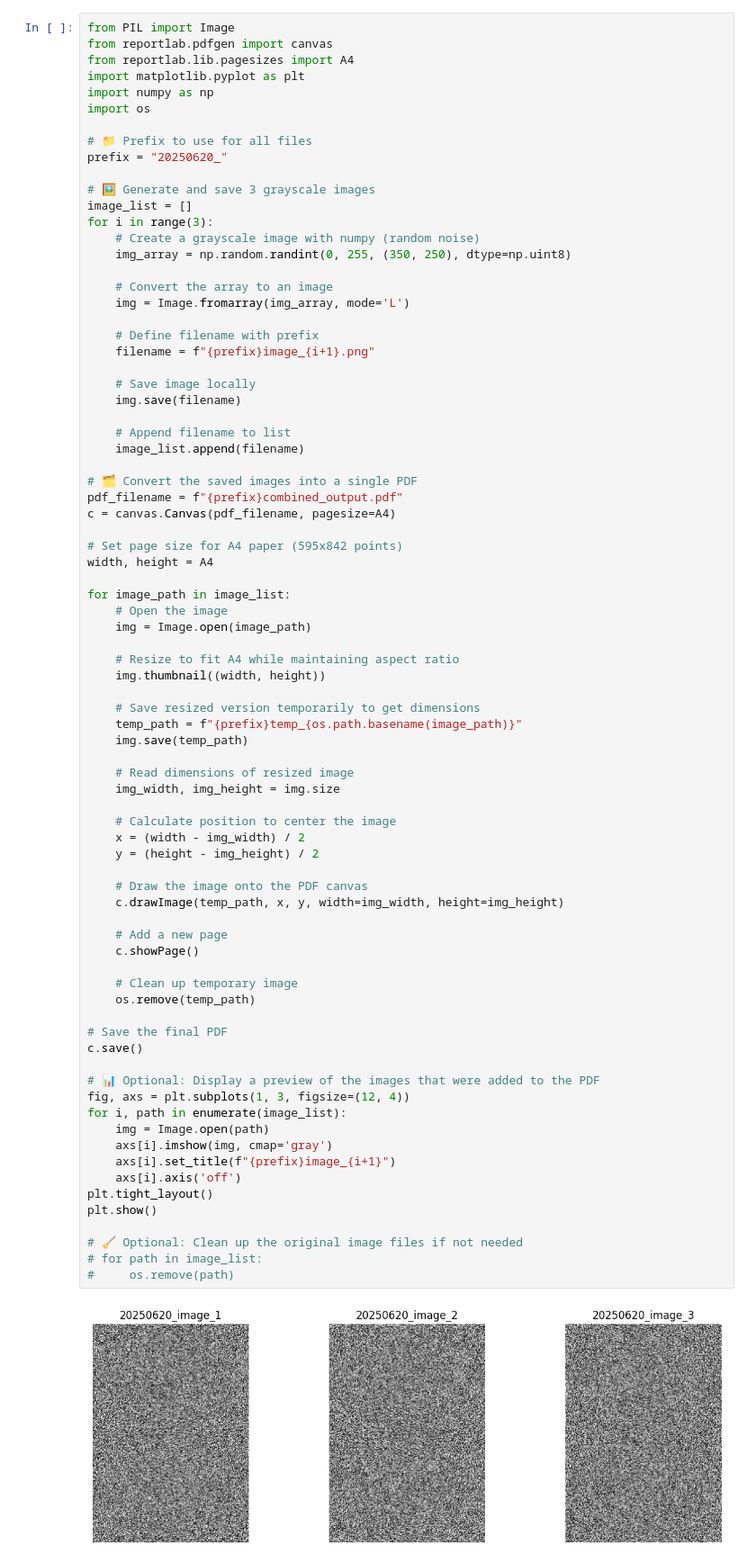
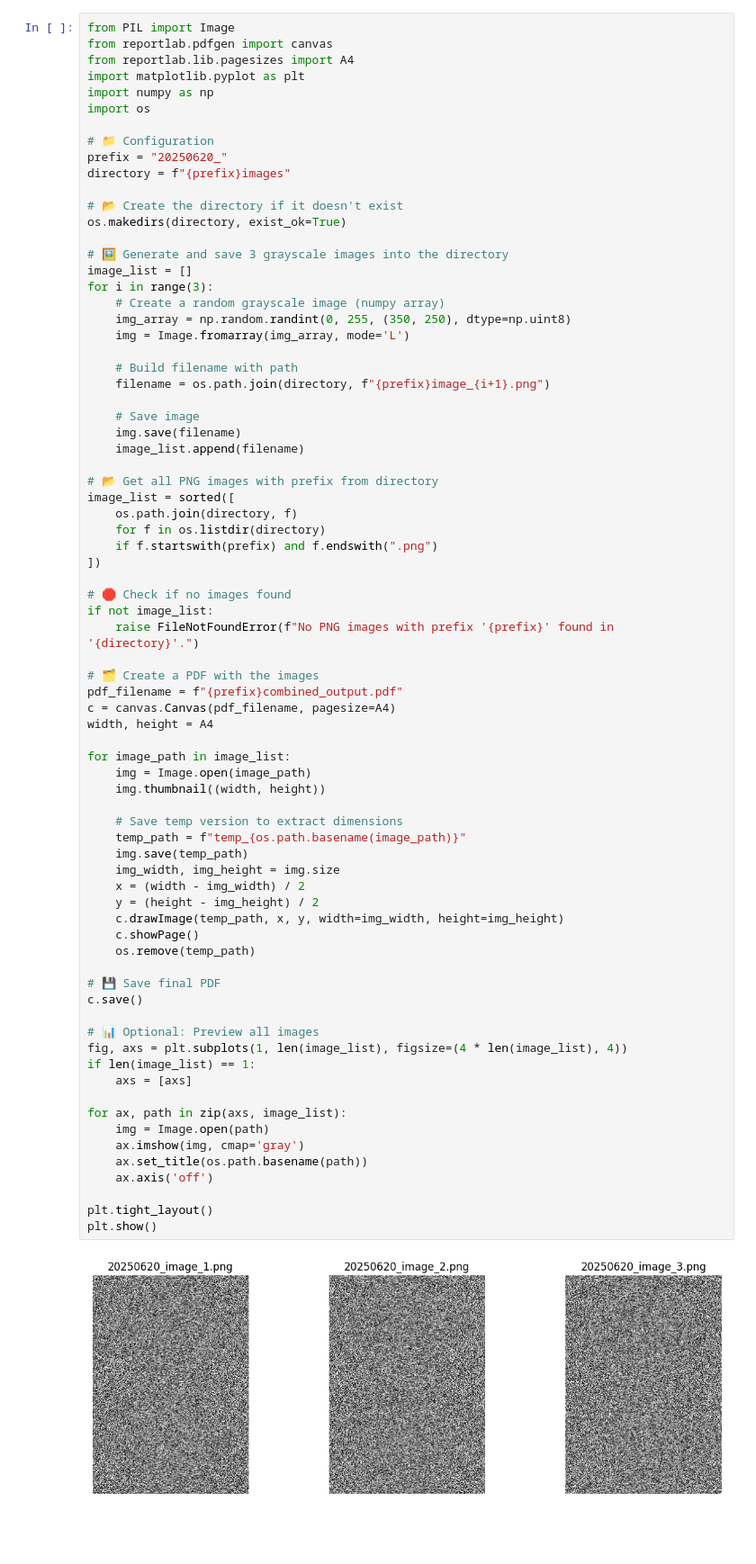
Before and after one commit to jcombari/AI-For-Unstructured-Data, a Jupyter notebook: PDF Power Hacks/202500619_Scan Multiple Images into One PDF.ipynb, the cells around one changed output. Shown at 90% size. Cells and saved outputs as stored; diff of their text form; blank space fills up the shorter version.

Commit message:
20250619_Scan Multiple Images into One PDF

```diff
--- a/PDF Power Hacks/202500619_Scan Multiple Images into One PDF.ipynb
+++ b/PDF Power Hacks/202500619_Scan Multiple Images into One PDF.ipynb
@@ -6,76 +6,72 @@ import matplotlib.pyplot as plt
 import numpy as np
 import os
 
-# 📁 Prefix to use for all files
+# 📁 Configuration
 prefix = "20250620_"
+directory = f"{prefix}images"
 
-# 🖼️ Generate and save 3 grayscale images
+# 📂 Create the directory if it doesn't exist
+os.makedirs(directory, exist_ok=True)
+
+# 🖼️ Generate and save 3 grayscale images into the directory
 image_list = []
 for i in range(3):
-    # Create a grayscale image with numpy (random noise)
+    # Create a random grayscale image (numpy array)
     img_array = np.random.randint(0, 255, (350, 250), dtype=np.uint8)
-
-    # Convert the array to an image
     img = Image.fromarray(img_array, mode='L')
 
-    # Define filename with prefix
-    filename = f"{prefix}image_{i+1}.png"
+    # Build filename with path
+    filename = os.path.join(directory, f"{prefix}image_{i+1}.png")
 
-    # Save image locally
+    # Save image
     img.save(filename)
-
-    # Append filename to list
     image_list.append(filename)
 
-# 🗂️ Convert the saved images into a single PDF
+# 📂 Get all PNG images with prefix from directory
+image_list = sorted([
+    os.path.join(directory, f)
+    for f in os.listdir(directory)
+    if f.startswith(prefix) and f.endswith(".png")
+])
+
+# 🛑 Check if no images found
+if not image_list:
+    raise FileNotFoundError(f"No PNG images with prefix '{prefix}' found in '{directory}'.")
+
+# 🗂️ Create a PDF with the images
 pdf_filename = f"{prefix}combined_output.pdf"
 c = canvas.Canvas(pdf_filename, pagesize=A4)
-
-# Set page size for A4 paper (595x842 points)
 width, height = A4
 
 for image_path in image_list:
-    # Open the image
     img = Image.open(image_path)
-
-    # Resize to fit A4 while maintaining aspect ratio
     img.thumbnail((width, height))
 
-    # Save resized version temporarily to get dimensions
-    temp_path = f"{prefix}temp_{os.path.basename(image_path)}"
+    # Save temp version to extract dimensions
+    temp_path = f"temp_{os.path.basename(image_path)}"
     img.save(temp_path)
-
-    # Read dimensions of resized image
     img_width, img_height = img.size
-
-    # Calculate position to center the image
     x = (width - img_width) / 2
     y = (height - img_height) / 2
-
-    # Draw the image onto the PDF canvas
     c.drawImage(temp_path, x, y, width=img_width, height=img_height)
-
-    # Add a new page
     c.showPage()
-
-    # Clean up temporary image
     os.remove(temp_path)
 
-# Save the final PDF
+# 💾 Save final PDF
 c.save()
 
-# 📊 Optional: Display a preview of the images that were added to the PDF
-fig, axs = plt.subplots(1, 3, figsize=(12, 4))
-for i, path in enumerate(image_list):
+# 📊 Optional: Preview all images
+fig, axs = plt.subplots(1, len(image_list), figsize=(4 * len(image_list), 4))
+if len(image_list) == 1:
+    axs = [axs]
+
+for ax, path in zip(axs, image_list):
     img = Image.open(path)
-    axs[i].imshow(img, cmap='gray')
-    axs[i].set_title(f"{prefix}image_{i+1}")
-    axs[i].axis('off')
+    ax.imshow(img, cmap='gray')
+    ax.set_title(os.path.basename(path))
+    ax.axis('off')
+
 plt.tight_layout()
 plt.show()
-
-# 🧹 Optional: Clean up the original image files if not needed
-# for path in image_list:
-#     os.remove(path)
 # %% [output]
-[figure, old version]
+[figure, new version]
```
Also changed, not shown: 4 other files.
